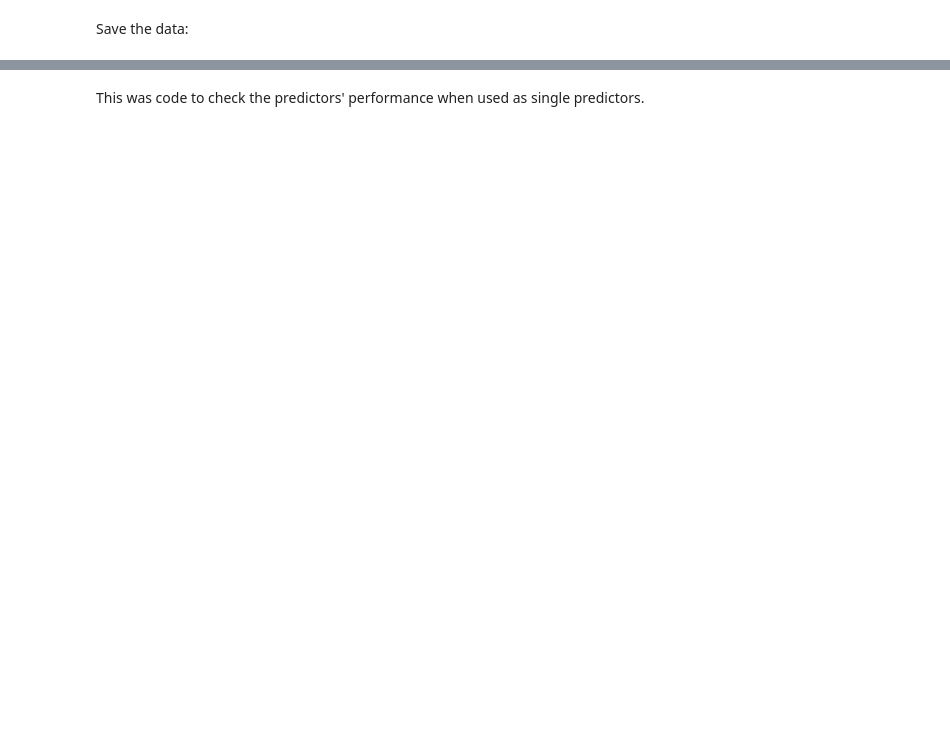
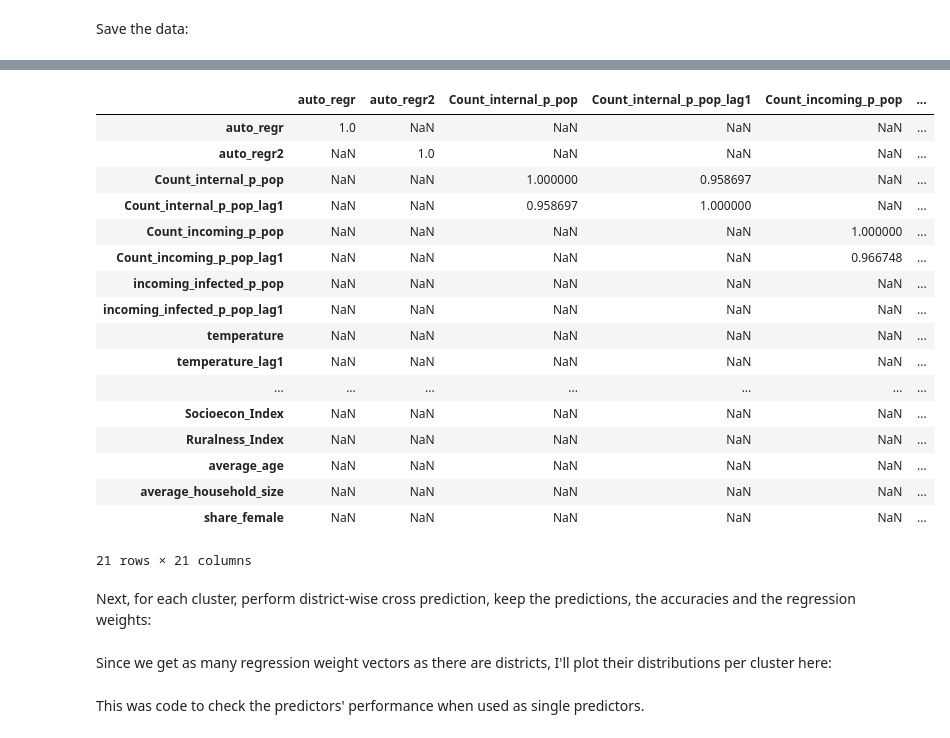
Before and after one commit to gizdatalab/Covid_DPPD, a Jupyter notebook: 05_target_and_prediction.ipynb, the cells around one changed output, grey strips where cells are left out. Drawn from its saved outputs; the diff is of its cells as text; code cells hidden in the pictures; blank space fills up the shorter version.

```diff
--- a/05_target_and_prediction.ipynb
+++ b/05_target_and_prediction.ipynb
@@ -50,3 +60,11 @@ all_data = rki_weekly.merge(static_data).merge(mobility_features[mobility_featur
+# %%
+features_to_resum = ['Count_internal','Count_incoming']
+
+for f in features_to_resum:
+    for p in ['','_p_pop']:
+        var_work = f + '_workday' + p
+        var_off = f + '_day_off' + p
+        all_data[f + p] = all_data[var_work] + all_data[var_off]
 # %% [markdown]
 Timeseries features get used twice, once as is, once shifted back by one week, effectively creating an ARX(N,2) model:
 # %%
@@ -451,0 +485,25 @@ all_data.to_csv('all_data.csv',index=False)
+# %%
+corr=all_data[predictor_variables].corr()
+# %%
+corr[corr>.5]
+# %% [output]
+|  | auto_regr | auto_regr2 | Count_internal_p_pop | Count_internal_p_pop_lag1 | Count_incoming_p_pop | ... |
+| auto_regr | 1.0 | NaN | NaN | NaN | NaN | ... |
+| auto_regr2 | NaN | 1.0 | NaN | NaN | NaN | ... |
+| Count_internal_p_pop | NaN | NaN | 1.000000 | 0.958697 | NaN | ... |
+| Count_internal_p_pop_lag1 | NaN | NaN | 0.958697 | 1.000000 | NaN | ... |
+| Count_incoming_p_pop | NaN | NaN | NaN | NaN | 1.000000 | ... |
+| Count_incoming_p_pop_lag1 | NaN | NaN | NaN | NaN | 0.966748 | ... |
+| incoming_infected_p_pop | NaN | NaN | NaN | NaN | NaN | ... |
+| incoming_infected_p_pop_lag1 | NaN | NaN | NaN | NaN | NaN | ... |
+| temperature | NaN | NaN | NaN | NaN | NaN | ... |
+| temperature_lag1 | NaN | NaN | NaN | NaN | NaN | ... |
+| ... | ... | ... | ... | ... | ... | ... |
+| Socioecon_Index | NaN | NaN | NaN | NaN | NaN | ... |
+| Ruralness_Index | NaN | NaN | NaN | NaN | NaN | ... |
+| average_age | NaN | NaN | NaN | NaN | NaN | ... |
+| average_household_size | NaN | NaN | NaN | NaN | NaN | ... |
+| share_female | NaN | NaN | NaN | NaN | NaN | ... |
+21 rows × 21 columns
+# %% [markdown]
+Next, for each cluster, perform district-wise cross prediction, keep the predictions, the accuracies and the regression weights:
@@ -451,0 +533,2 @@ all_data.to_csv('all_data.csv',index=False)
+# %% [markdown]
+Since we get as many regression weight vectors as there are districts, I'll plot their distributions per cluster here:
```
Also changed, not shown: parts of 20 cells of this notebook, 5 other files.
